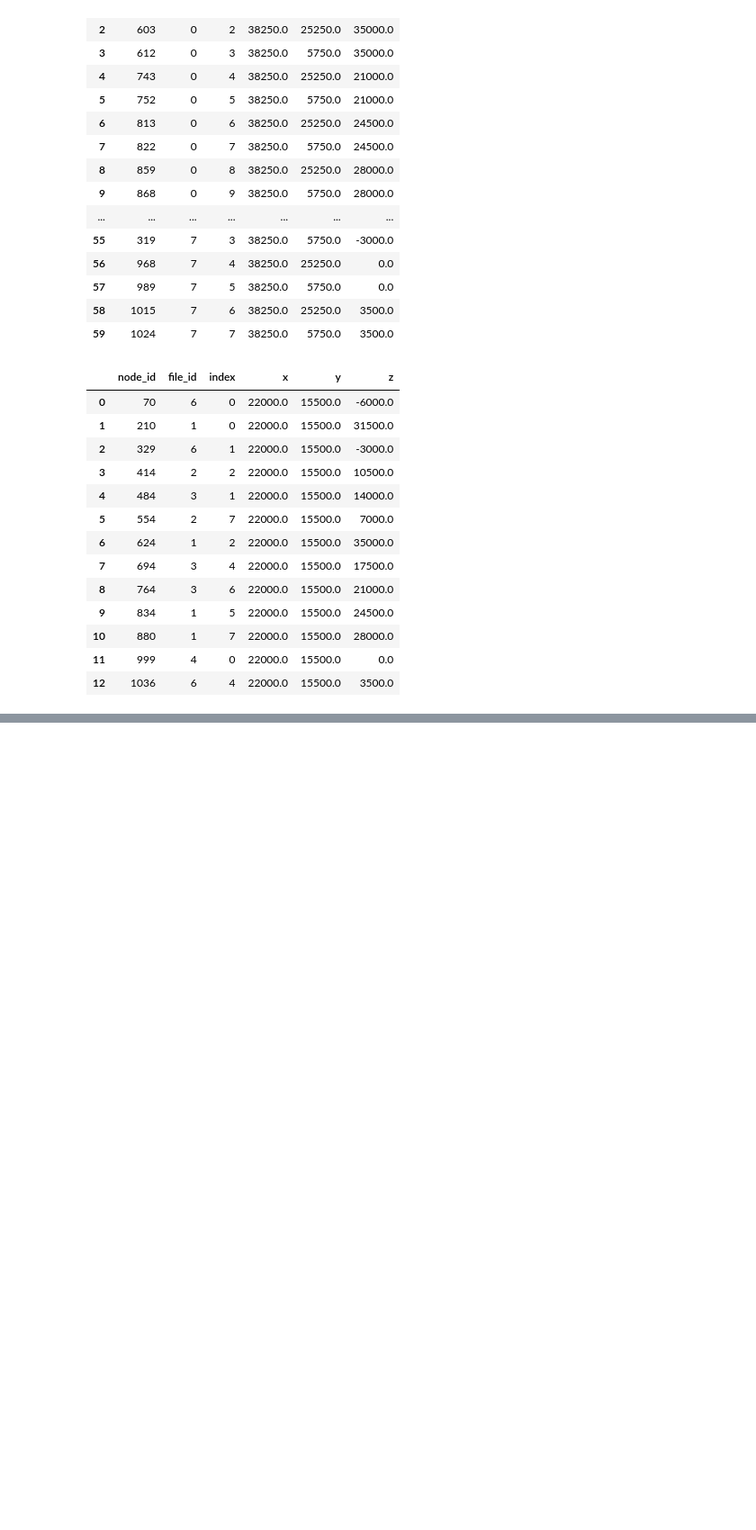
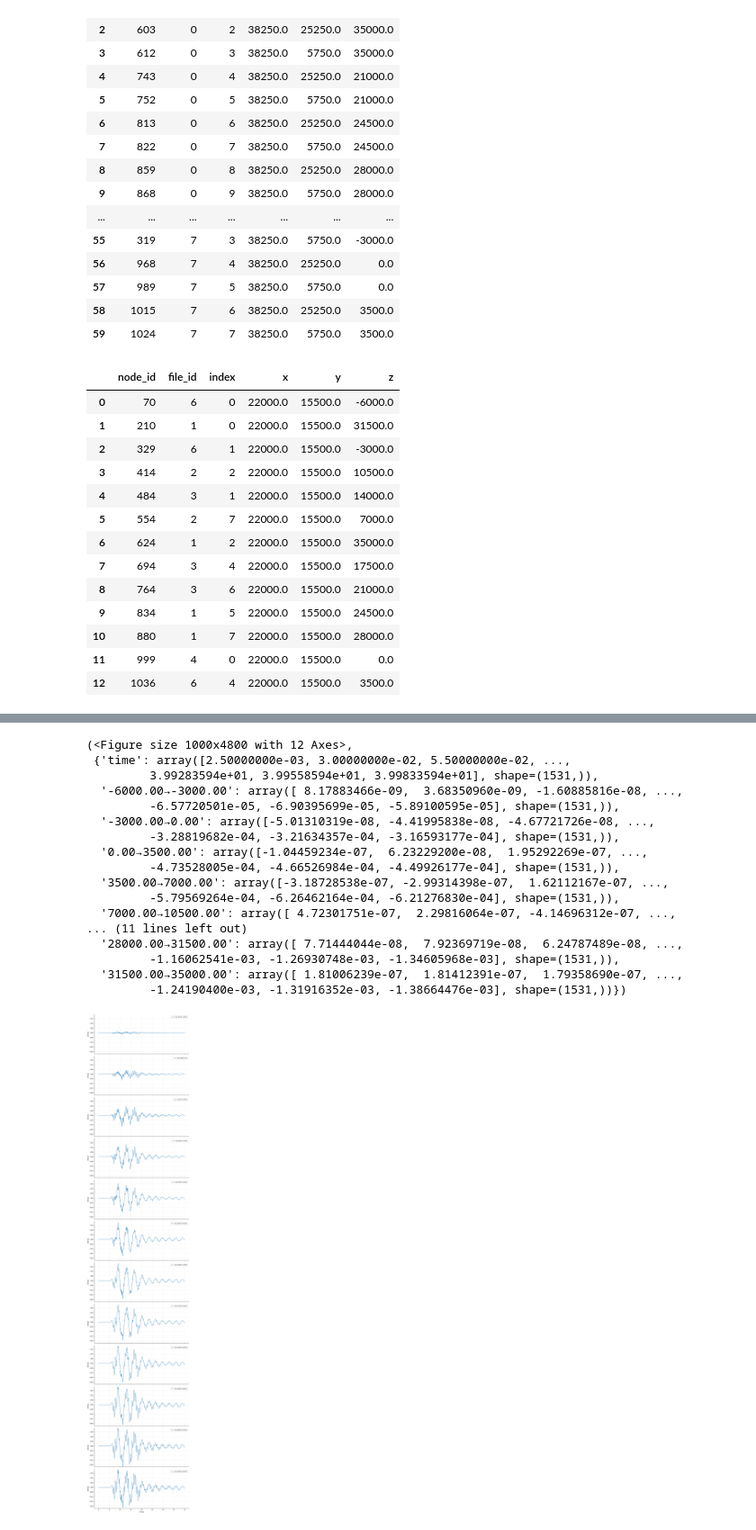
Before and after one commit to nmorabowen/STKO_to_python, a Jupyter notebook: src/STKO_to_python/examples/nodal_plots_example.ipynb, the cells around one changed output, grey strips where cells are left out. Shown at 90% size. Saved outputs shown, nothing was run; the diff lists cells and outputs as text; code cells hidden in the pictures; blank space fills up the shorter version.

```diff
--- a/src/STKO_to_python/examples/nodal_plots_example.ipynb
+++ b/src/STKO_to_python/examples/nodal_plots_example.ipynb
@@ -147,8 +165,27 @@ ValueError: Axis limits cannot be NaN or Inf
 # %%
 model.plot.nodes.plot_story_drifts(model_stage='MODEL_STAGE[5]',
                                    selection_set_id=4,
-                                   direction=1,
+                                   direction=2,
                                    split_subplots=True,)
+# %% [output]
+(<Figure size 1000x4800 with 12 Axes>,
+ {'time': array([2.50000000e-03, 3.00000000e-02, 5.50000000e-02, ...,
+         3.99283594e+01, 3.99558594e+01, 3.99833594e+01], shape=(1531,)),
+  '-6000.00→-3000.00': array([ 8.17883466e-09,  3.68350960e-09, -1.60885816e-08, ...,
+         -6.57720501e-05, -6.90395699e-05, -5.89100595e-05], shape=(1531,)),
+  '-3000.00→0.00': array([-5.01310319e-08, -4.41995838e-08, -4.67721726e-08, ...,
+         -3.28819682e-04, -3.21634357e-04, -3.16593177e-04], shape=(1531,)),
+  '0.00→3500.00': array([-1.04459234e-07,  6.23229200e-08,  1.95292269e-07, ...,
+         -4.73528005e-04, -4.66526984e-04, -4.49926177e-04], shape=(1531,)),
+  '3500.00→7000.00': array([-3.18728538e-07, -2.99314398e-07,  1.62112167e-07, ...,
+         -5.79569264e-04, -6.26462164e-04, -6.21276830e-04], shape=(1531,)),
+  '7000.00→10500.00': array([ 4.72301751e-07,  2.29816064e-07, -4.14696312e-07, ...,
+... (11 lines left out)
+  '28000.00→31500.00': array([ 7.71444044e-08,  7.92369719e-08,  6.24787489e-08, ...,
+         -1.16062541e-03, -1.26930748e-03, -1.34605968e-03], shape=(1531,)),
+  '31500.00→35000.00': array([ 1.81006239e-07,  1.81412391e-07,  1.79358690e-07, ...,
+         -1.24190400e-03, -1.31916352e-03, -1.38664476e-03], shape=(1531,))})
+[figure, added]
 # %%
 model.plot.nodes.plot_drift_profile(model_stage='MODEL_STAGE[5]',
                                    selection_set_id=4,
```
Also changed, not shown: parts of 10 cells of this notebook, 3 other files.
